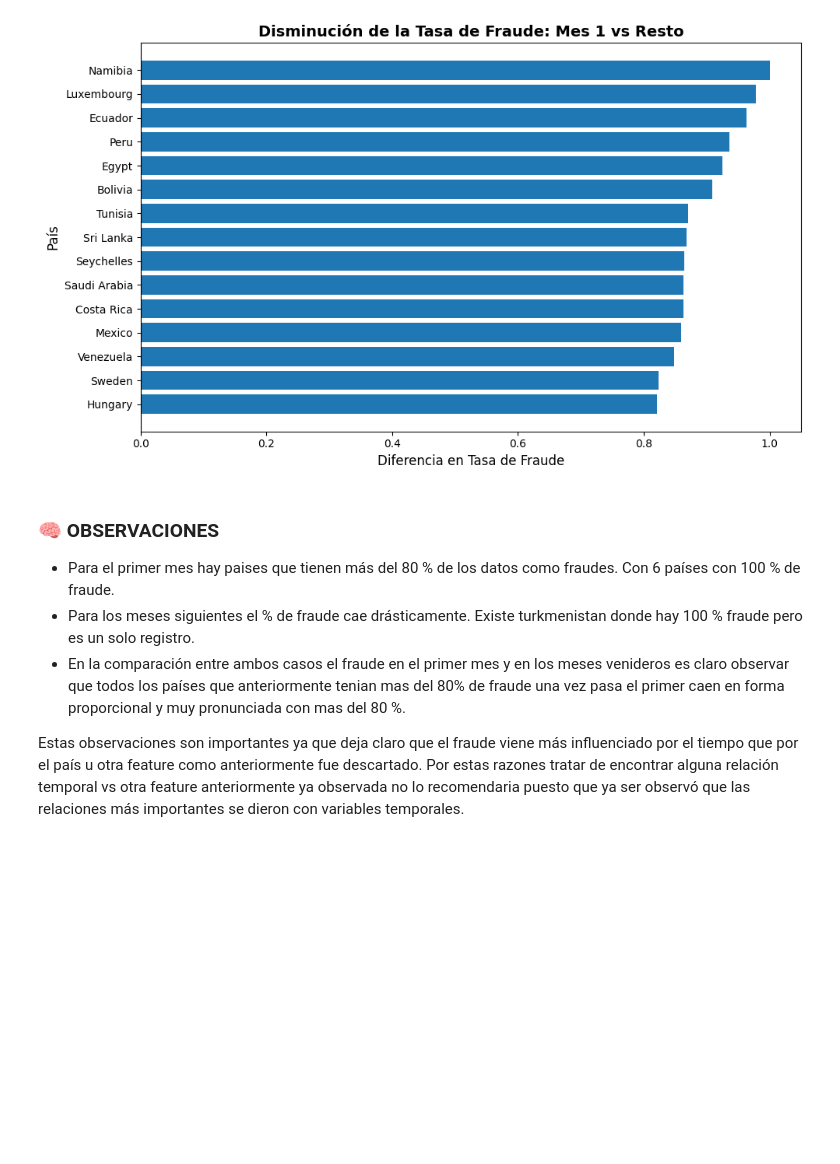
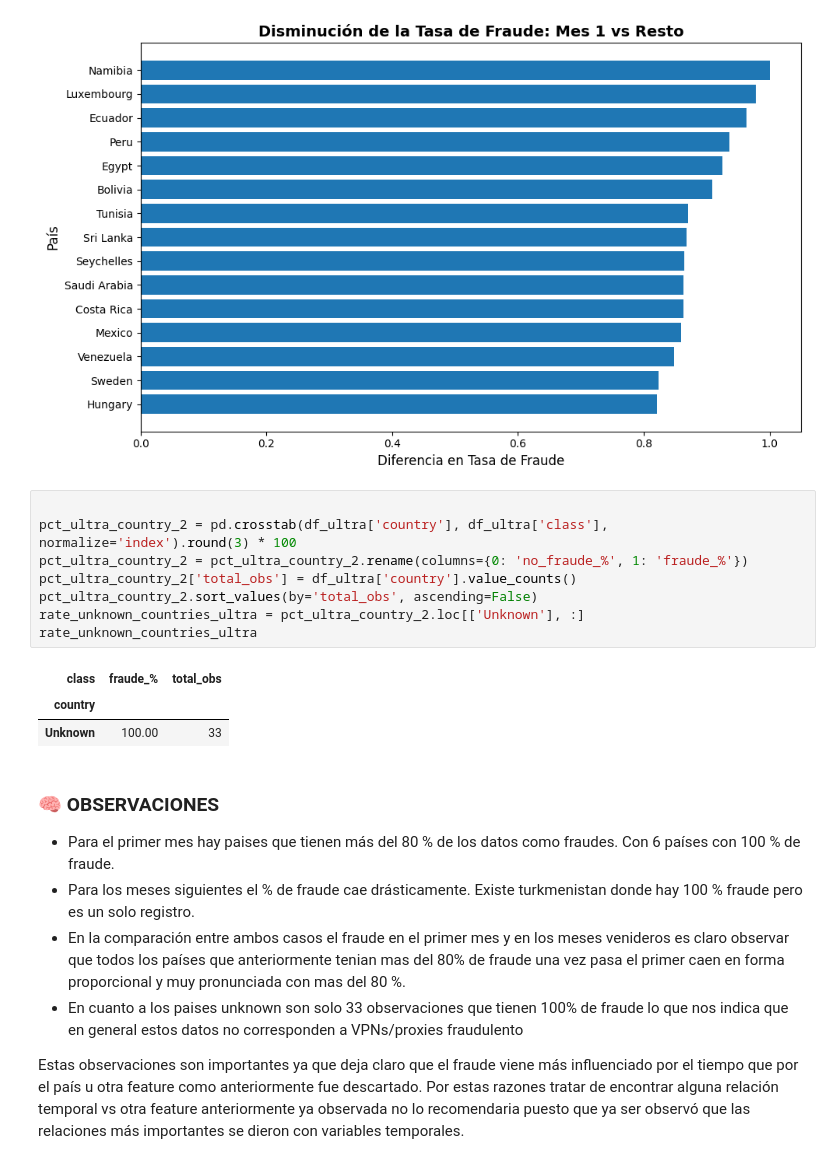
Before and after one commit to LLAES07/fraude_deteccion, a Jupyter notebook: notebook/main.ipynb, the cells around one changed output. Drawn from its saved outputs; the diff is of its cells as text; blank space fills up the shorter version.

Commit message:
Agregado observaciones finales

```diff
--- a/notebook/main.ipynb
+++ b/notebook/main.ipynb
@@ -1609,11 +1609,24 @@ plt.tight_layout()
 plt.show()
 # %% [output]
 [figure]
+# %%
+
+pct_ultra_country_2 = pd.crosstab(df_ultra['country'], df_ultra['class'], normalize='index').round(3) * 100
+pct_ultra_country_2 = pct_ultra_country_2.rename(columns={0: 'no_fraude_%', 1: 'fraude_%'})
+pct_ultra_country_2['total_obs'] = df_ultra['country'].value_counts()
+pct_ultra_country_2.sort_values(by='total_obs', ascending=False)
+rate_unknown_countries_ultra = pct_ultra_country_2.loc[['Unknown'], :]
+rate_unknown_countries_ultra
+# %% [output]
+| class | fraude_% | total_obs |
+| country |  |  |
+| Unknown | 100.00 | 33 |
 # %% [markdown]
 ### 🧠  **OBSERVACIONES**
 
 - Para el primer mes hay paises que tienen más del 80 % de los datos como fraudes. Con 6 países con 100 % de fraude.
 - Para los meses siguientes el % de fraude cae drásticamente. Existe turkmenistan donde hay 100 % fraude pero es un solo registro.
 - En la comparación entre ambos casos el fraude en el primer mes y en los meses venideros es claro observar que todos los países que anteriormente tenian mas del 80% de fraude una vez pasa el primer caen en forma proporcional y muy pronunciada con mas del 80 %.
+- En cuanto a los paises unknown son solo 33 observaciones que tienen 100% de fraude lo que nos indica que en general estos datos no corresponden a VPNs/proxies fraudulento
 
 Estas observaciones son importantes ya que deja claro que el fraude viene más influenciado por el tiempo que por el país u otra feature como anteriormente fue descartado. Por estas razones tratar de encontrar alguna relación temporal vs otra feature anteriormente ya observada no lo recomendaria puesto que ya ser observó que las relaciones más importantes se dieron con variables temporales.
```
